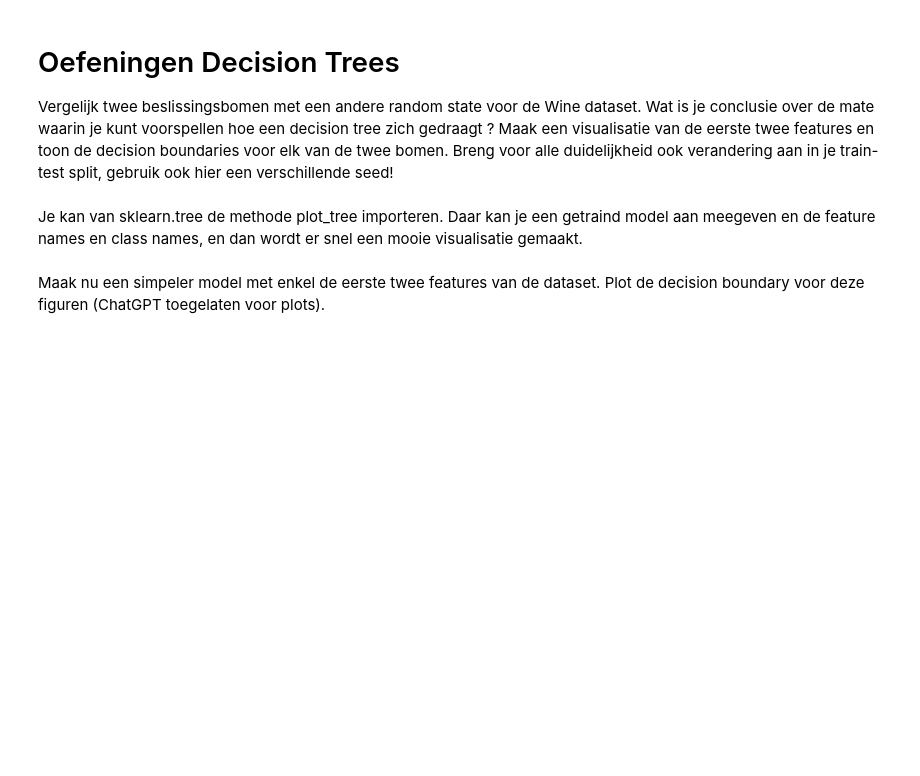
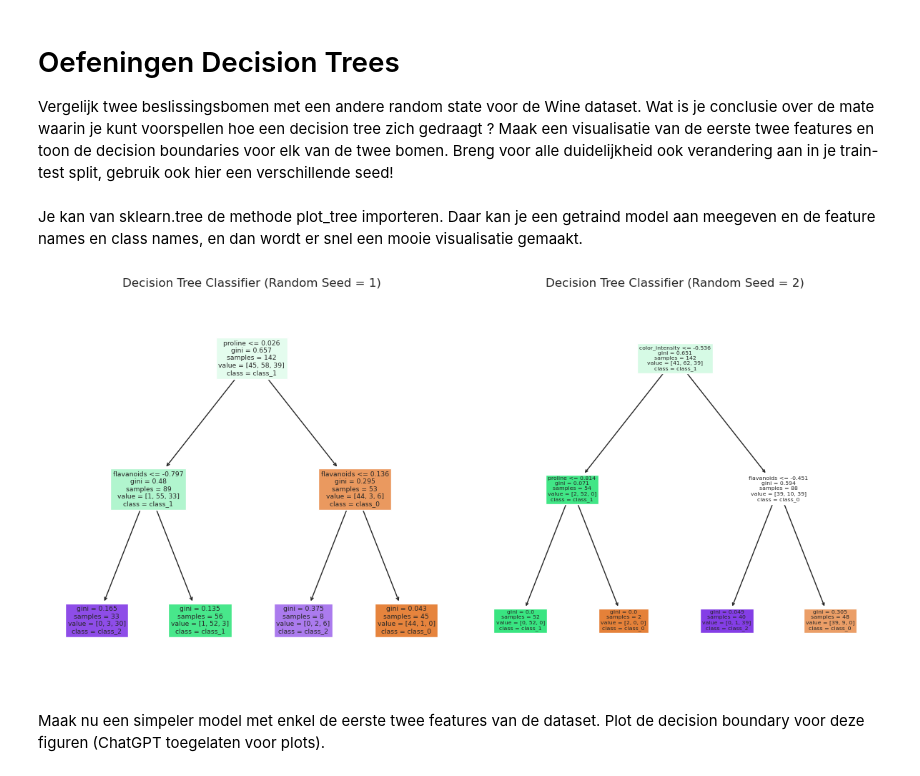
Before and after one commit to RedPandaMC/ML_algorithms_labos, a Jupyter notebook: les3/decision_trees_oefening_opgave.ipynb, the cells around one changed output. Drawn from its saved outputs; the diff is of its cells as text; code cells hidden in the pictures; blank space fills up the shorter version.

```diff
--- a/les3/decision_trees_oefening_opgave.ipynb
+++ b/les3/decision_trees_oefening_opgave.ipynb
@@ -22,22 +59,22 @@ Je kan van sklearn.tree de methode plot_tree importeren. Daar kan je een getrain
 # %%
 import matplotlib.pyplot as plt
 from sklearn.tree import plot_tree
 
 # We maken een prentje om ze naast ear weer te geven
 plt.figure(figsize=(12, 6))
 
-# Links de eerste beslissingsboom
 plt.subplot(1, 2, 1)
-plot_tree(clf1, feature_names=wine.feature_names, class_names=wine.target_names, filled=True)
+plot_tree(classifier1, feature_names=wine.feature_names, class_names=list(wine.target_names), filled=True)
 plt.title("Decision Tree Classifier (Random Seed = 1)")
 
-# Rechts de tweede beslissingsboom
 plt.subplot(1, 2, 2)
-plot_tree(clf2, feature_names=wine.feature_names, class_names=wine.target_names, filled=True)
+plot_tree(classifier2, feature_names=wine.feature_names, class_names=list(wine.target_names), filled=True)
 plt.title("Decision Tree Classifier (Random Seed = 2)")
 
 plt.tight_layout()
 plt.show()
+# %% [output]
+[figure, added]
 # %% [markdown]
 Maak nu een simpeler model met enkel de eerste twee features van de dataset. Plot de decision boundary voor deze figuren (ChatGPT toegelaten voor plots).
 # %% [markdown]
```
Also changed, not shown: parts of 36 cells of this notebook, 8 other files.
